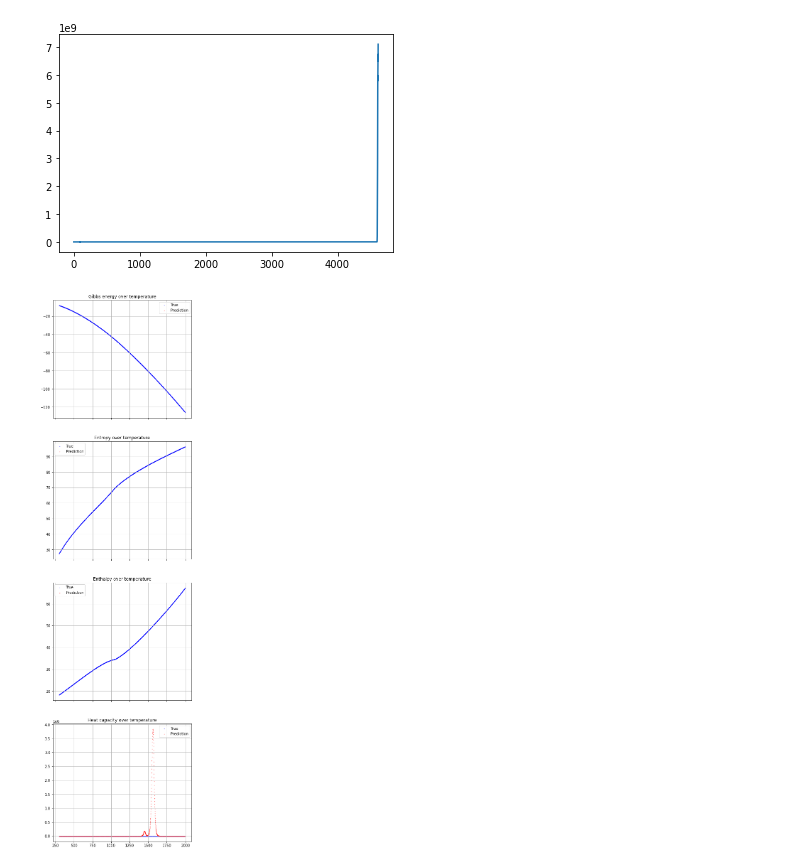
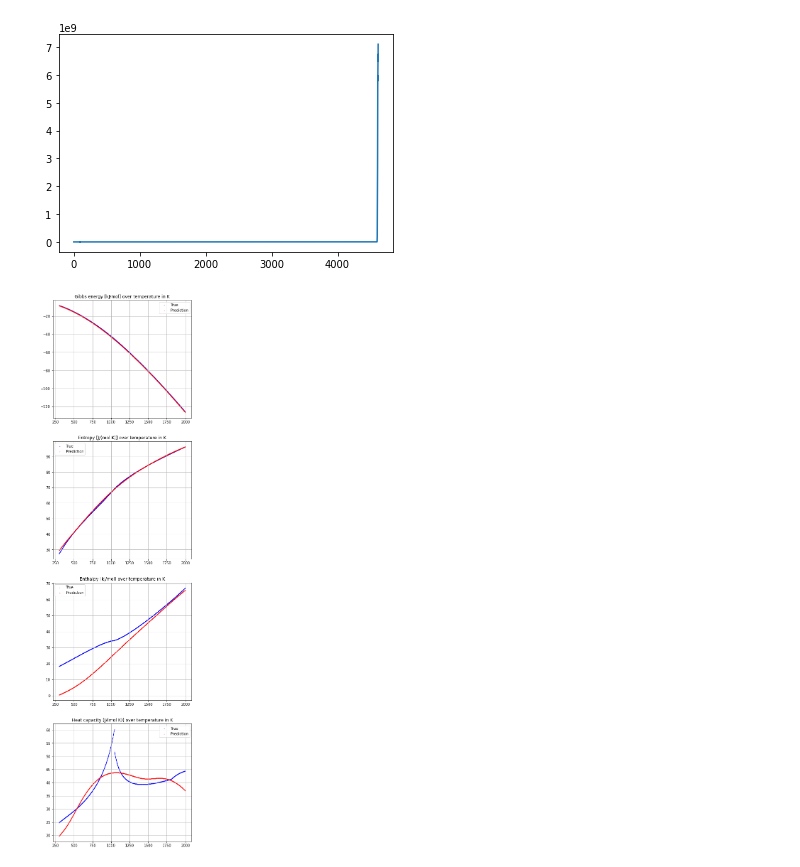
Before and after one commit to eldonko/Masters-Thesis-Code, a Jupyter notebook: notebooks/laenge/train_LaengeNet_all.ipynb, the cells around one changed output. Drawn from its saved outputs; the diff is of its cells as text; code cells hidden in the pictures.

```diff
--- a/notebooks/laenge/train_LaengeNet_all.ipynb
+++ b/notebooks/laenge/train_LaengeNet_all.ipynb
@@ -118,11 +158,13 @@ plt.plot(range(len(losses)), losses)
 # %% [output]
 [<matplotlib.lines.Line2D at 0x...>]
 [figure]
+# %%
+net = torch.load('model_04_03_22_1325')
 # %%
 ph = PlotHandler('Laenge')
 
-ph.properties_temp(best_net, element, phase, scaling=False, start_temp=start_temp, end_temp=end_temp)
+ph.properties_temp(net, element, phase, scaling=False, start_temp=start_temp, end_temp=end_temp)
 # %% [output]
-[figure, old version]
+[figure, new version]
 # %%
 #torch.save(net, r'C:\Users\danie\Documents\Montanuni\Masterarbeit\5 Programmcodes\packages\laenge\laenge\models\model_04_03_22_1325')
```
Also changed, not shown: parts of 3 cells of this notebook, 42 other files.
